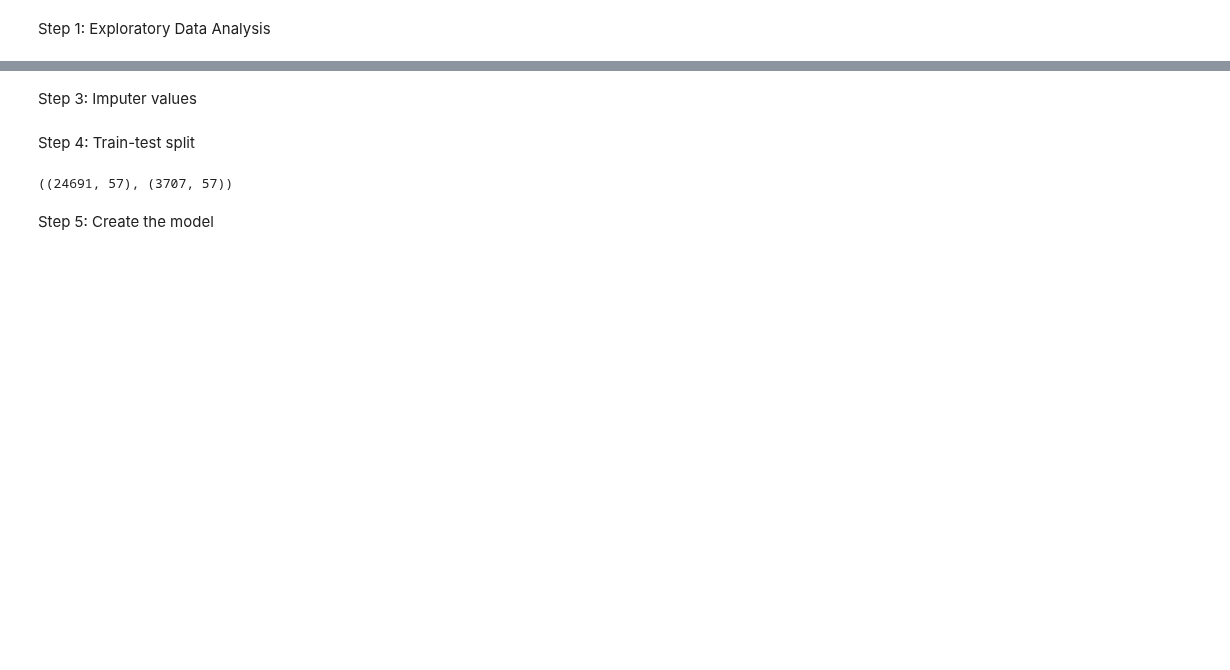
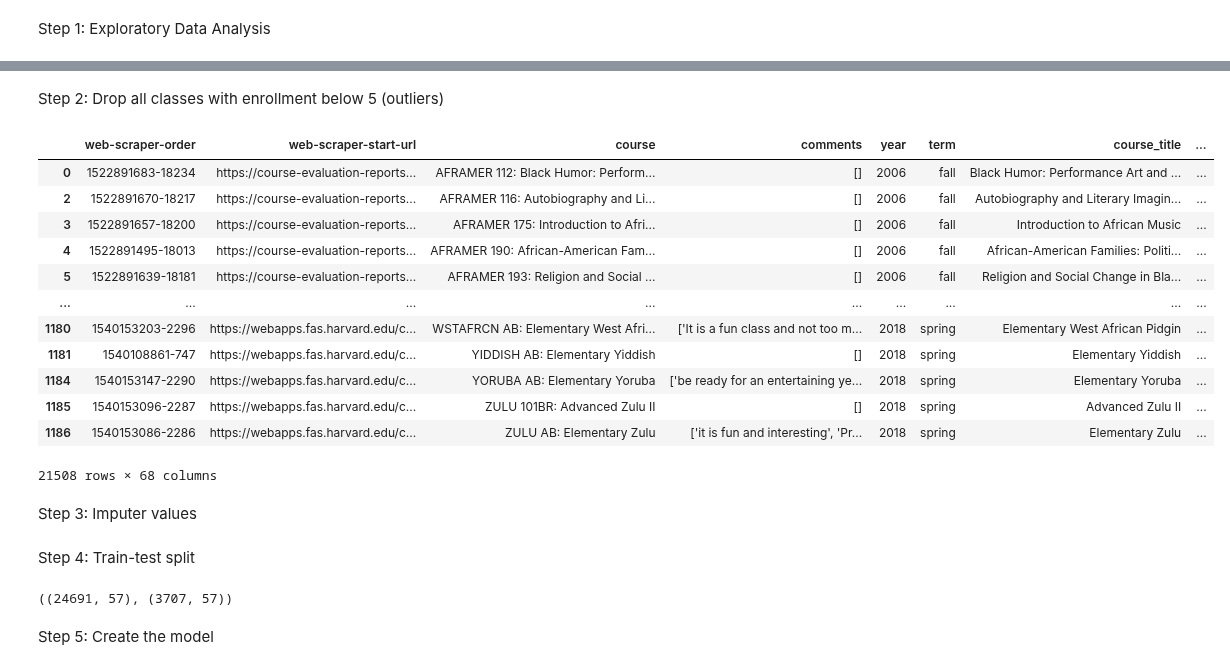
Before and after one commit to MattHAndrews/cs109a_final_project, a Jupyter notebook: Project.ipynb, the cells around one changed output, grey strips where cells are left out. Drawn from its saved outputs; the diff is of its cells as text; code cells hidden in the pictures; blank space fills up the shorter version.

```diff
--- a/Project.ipynb
+++ b/Project.ipynb
@@ -413,3 +416,22 @@ dtype: object
+# %% [markdown]
+Step 2: Drop all classes with enrollment below 5 (outliers)
+# %%
+df_copy_drop5 = df_copy[(df_copy['enrollment'] > 5)]
+df_copy_drop5
+# %% [output]
+|  | web-scraper-order | web-scraper-start-url | course | comments | year | term | course_title | ... |
+| 0 | 1522891683-18234 | https://course-evaluation-reports... | AFRAMER 112: Black Humor: Perform... | [] | 2006 | fall | Black Humor: Performance Art and ... | ... |
+| 2 | 1522891670-18217 | https://course-evaluation-reports... | AFRAMER 116: Autobiography and Li... | [] | 2006 | fall | Autobiography and Literary Imagin... | ... |
+| 3 | 1522891657-18200 | https://course-evaluation-reports... | AFRAMER 175: Introduction to Afri... | [] | 2006 | fall | Introduction to African Music | ... |
+| 4 | 1522891495-18013 | https://course-evaluation-reports... | AFRAMER 190: African-American Fam... | [] | 2006 | fall | African-American Families: Politi... | ... |
+| 5 | 1522891639-18181 | https://course-evaluation-reports... | AFRAMER 193: Religion and Social ... | [] | 2006 | fall | Religion and Social Change in Bla... | ... |
+| ... | ... | ... | ... | ... | ... | ... | ... | ... |
+| 1180 | 1540153203-2296 | https://webapps.fas.harvard.edu/c... | WSTAFRCN AB: Elementary West Afri... | ['It is a fun class and not too m... | 2018 | spring | Elementary West African Pidgin | ... |
+| 1181 | 1540108861-747 | https://webapps.fas.harvard.edu/c... | YIDDISH AB: Elementary Yiddish | [] | 2018 | spring | Elementary Yiddish | ... |
+| 1184 | 1540153147-2290 | https://webapps.fas.harvard.edu/c... | YORUBA AB: Elementary Yoruba | ['be ready for an entertaining ye... | 2018 | spring | Elementary Yoruba | ... |
+| 1185 | 1540153096-2287 | https://webapps.fas.harvard.edu/c... | ZULU 101BR: Advanced Zulu II | [] | 2018 | spring | Advanced Zulu II | ... |
+| 1186 | 1540153086-2286 | https://webapps.fas.harvard.edu/c... | ZULU AB: Elementary Zulu | ['it is fun and interesting', 'Pr... | 2018 | spring | Elementary Zulu | ... |
+21508 rows × 68 columns
 # %% [markdown]
 Step 3: Imputer values
 # %%
```
Also changed, not shown: parts of 10 cells of this notebook.
